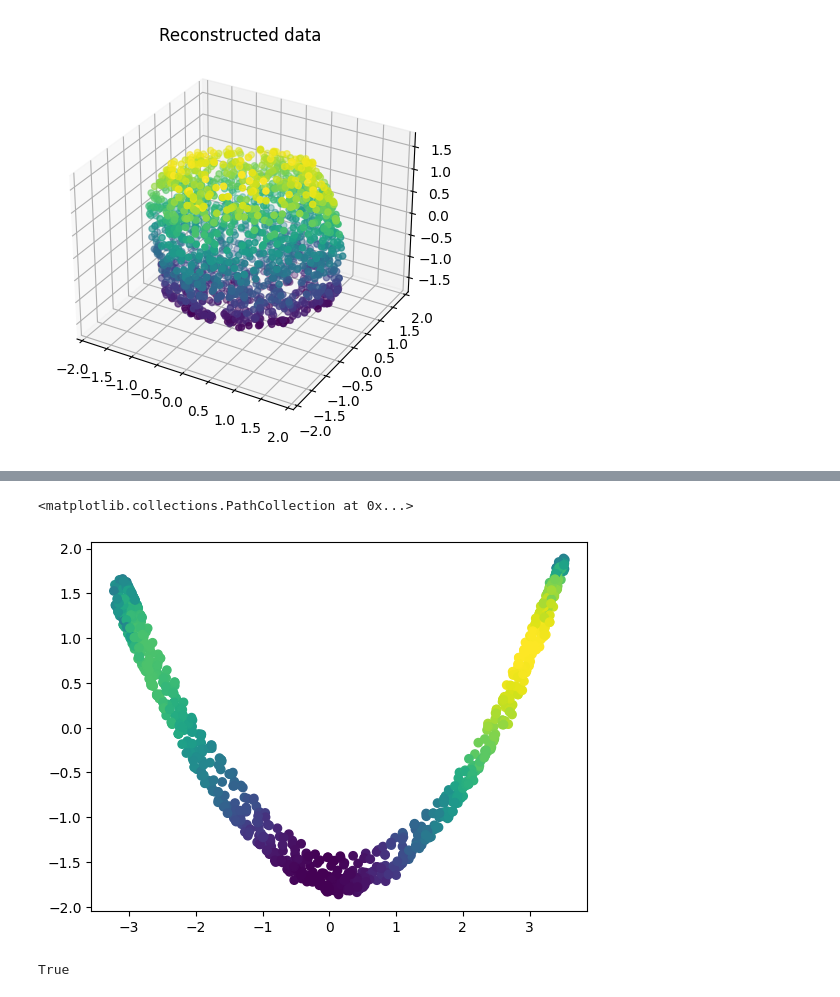
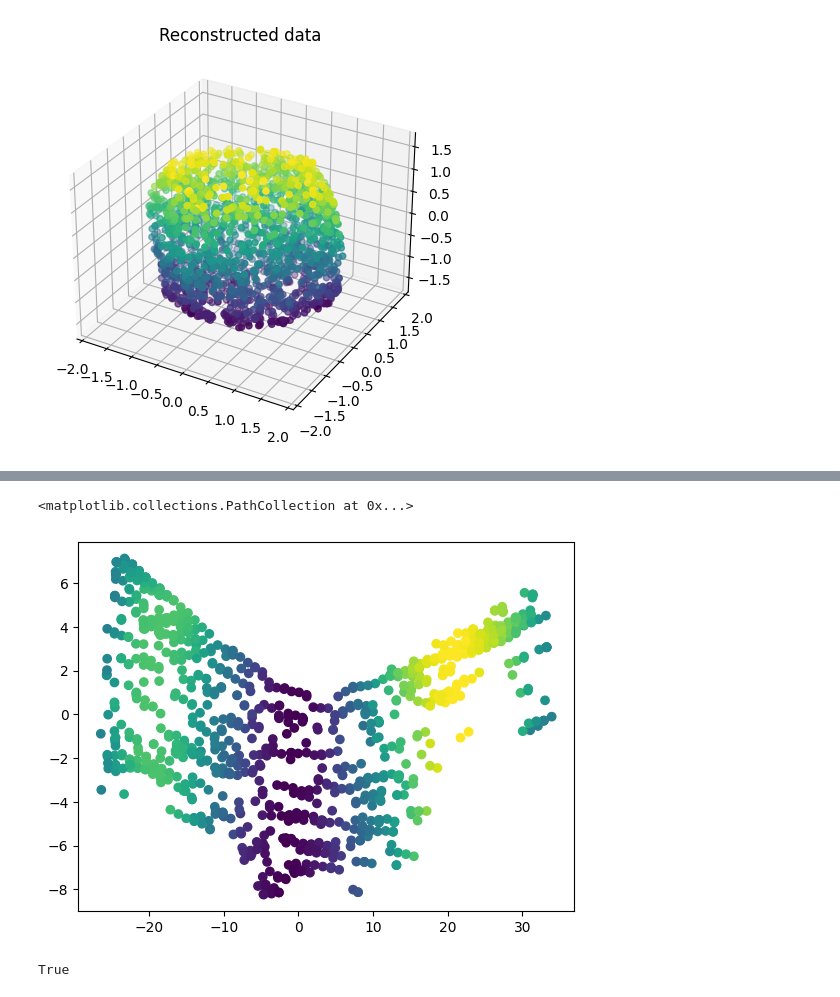
Before and after one commit to alessimichele/Unsupervised-Learning-2023, a Jupyter notebook: my_solution/AISOMAP.ipynb, the cells around one changed output, grey strips where cells are left out. Cells and saved outputs as stored; diff of their text form; code cells hidden in the pictures.

```diff
--- a/my_solution/AISOMAP.ipynb
+++ b/my_solution/AISOMAP.ipynb
@@ -18,6 +18,8 @@ class Isomap:
 
         # Compute shortest path distances
         D = sp.csgraph.shortest_path(self.graph_, method='D')
+
+        D = D**2
 
         """
         n_nodes = D.shape[0]
@@ -266,11 +268,11 @@ plt.show()
 # %%
-map = Isomap(n_components=2, n_neighbors=10)
+map = Isomap(n_components=2, n_neighbors=9)
 Y = map.fit_transform(X)
 
 plt.scatter(Y[:,0], Y[:,1], c = X[:,0])
 # %% [output]
 <matplotlib.collections.PathCollection at 0x...>
-[figure, old version]
+[figure, new version]
 # %%
 G = np.array([np.inf,3,4])
 np.any(np.isnan(G)) | np.any(np.isinf(G))
```
Also changed, not shown: parts of 1 cell of this notebook.
